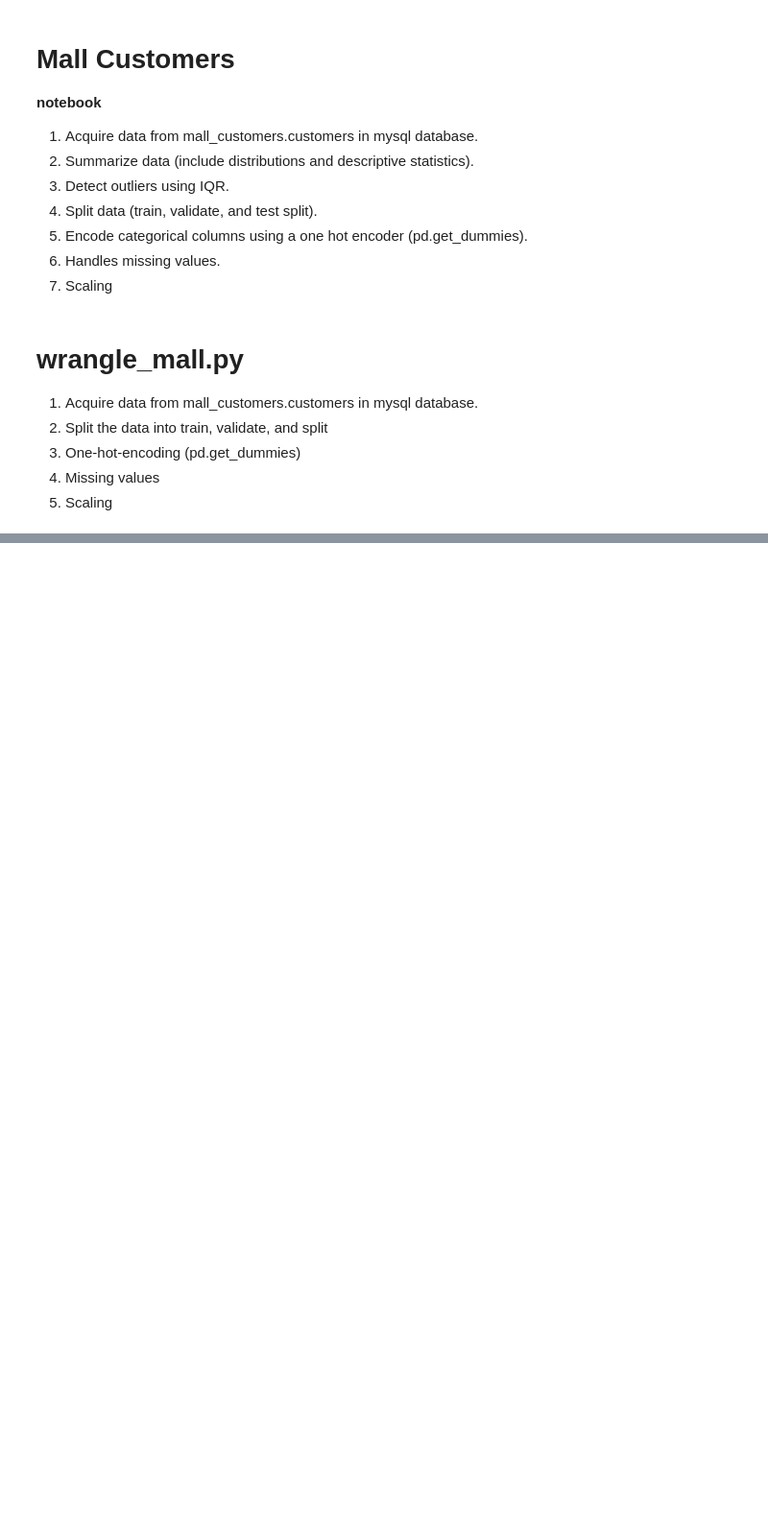
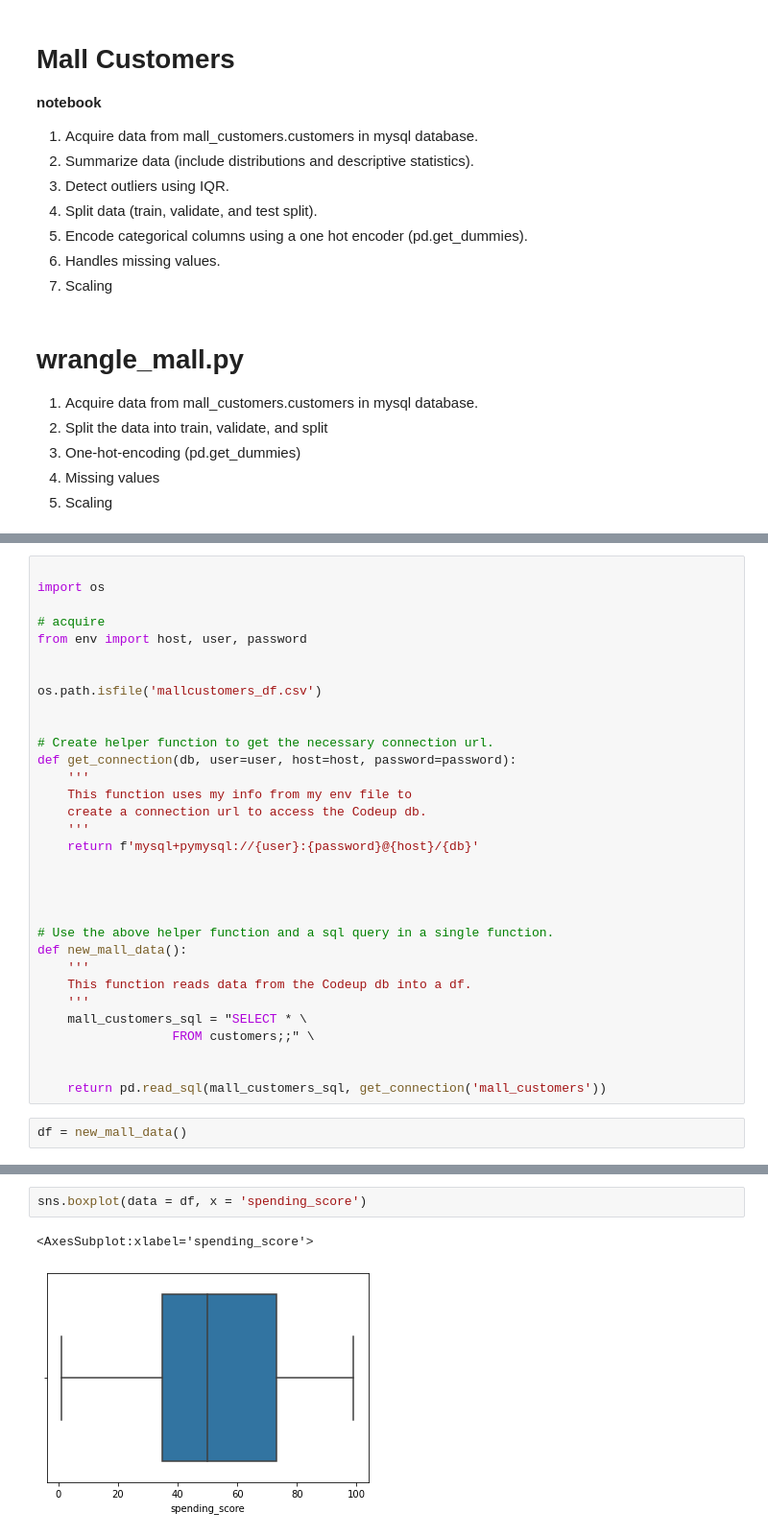
Before and after one commit to brandonjbryant/clustering-exercises, a Jupyter notebook: exercises/zillow.ipynb, the cells around one changed output, grey strips where cells are left out. Shown: that part at 96% size. Saved outputs shown, nothing was run; the diff lists cells and outputs as text; blank space fills up the shorter version.

Commit message:
started with mall data

```diff
--- a/exercises/zillow.ipynb
+++ b/exercises/zillow.ipynb
@@ -495,0 +498,34 @@ __notebook__
+# %%
+
+import os
+
+# acquire
+from env import host, user, password
+
+
+os.path.isfile('mallcustomers_df.csv')
+
+
+# Create helper function to get the necessary connection url.
+def get_connection(db, user=user, host=host, password=password):
+    '''
+    This function uses my info from my env file to
+    create a connection url to access the Codeup db.
+    '''
+    return f'mysql+pymysql://{user}:{password}@{host}/{db}'
+
+
+
+
+# Use the above helper function and a sql query in a single function.
+def new_mall_data():
+    '''
+    This function reads data from the Codeup db into a df.
+    '''
+    mall_customers_sql = "SELECT * \
+                  FROM customers;;" \
+
+
+    return pd.read_sql(mall_customers_sql, get_connection('mall_customers'))
+# %%
+df = new_mall_data()
@@ -495,0 +627,5 @@ __notebook__
+# %%
+sns.boxplot(data = df, x = 'spending_score')
+# %% [output]
+<AxesSubplot:xlabel='spending_score'>
+[figure, added]
```
Also changed, not shown: parts of 15 cells of this notebook.
